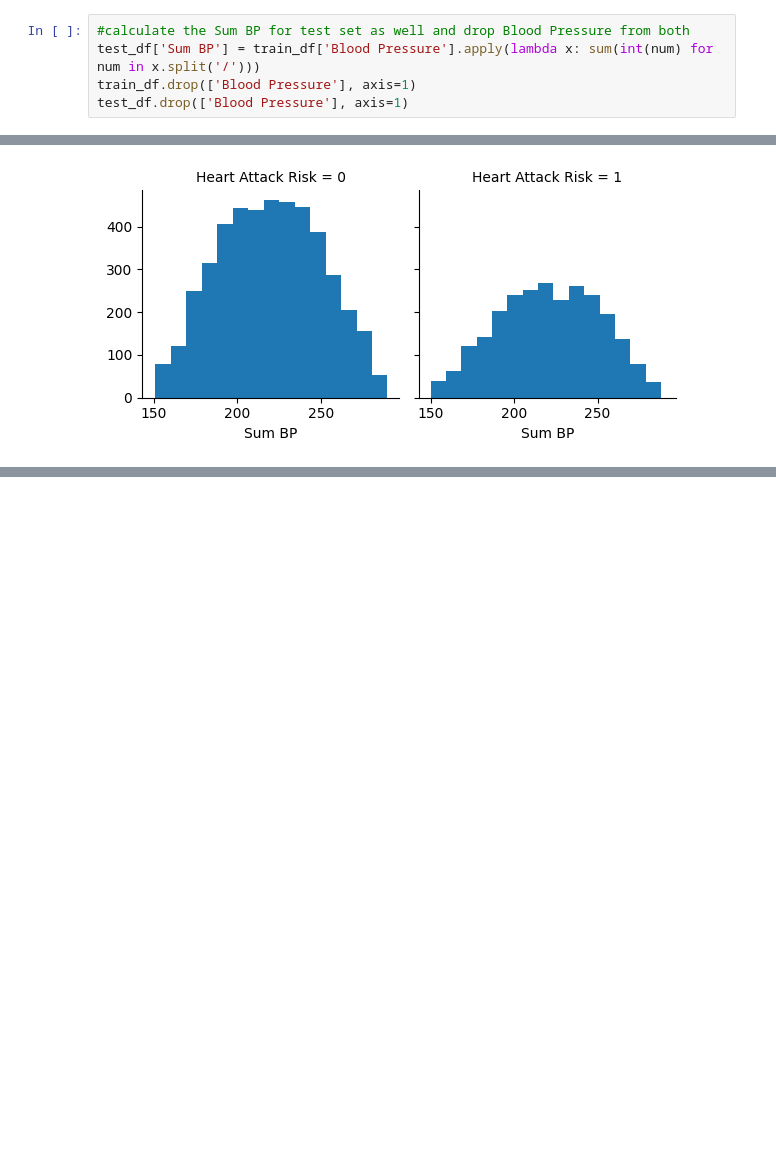
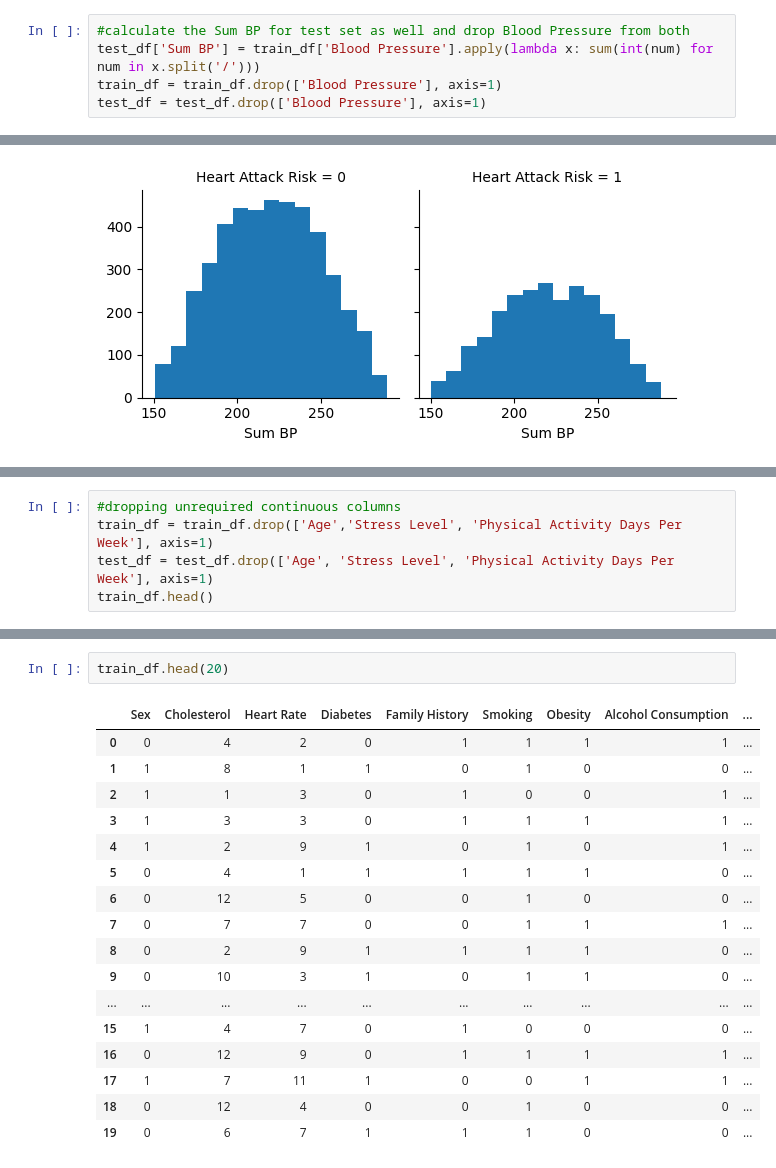
Before and after one commit to GlitchBox/CSE-572-Data-Mining-Project, a Jupyter notebook: baseline.ipynb, the cells around one changed output, grey strips where cells are left out. Saved outputs shown, nothing was run; the diff lists cells and outputs as text; blank space fills up the shorter version.

```diff
--- a/baseline.ipynb
+++ b/baseline.ipynb
@@ -366,5 +199,5 @@ train_df.head()
 # %%
 #calculate the Sum BP for test set as well and drop Blood Pressure from both
 test_df['Sum BP'] = train_df['Blood Pressure'].apply(lambda x: sum(int(num) for num in x.split('/')))
-train_df.drop(['Blood Pressure'], axis=1)
-test_df.drop(['Blood Pressure'], axis=1)
+train_df = train_df.drop(['Blood Pressure'], axis=1)
+test_df = test_df.drop(['Blood Pressure'], axis=1)
@@ -386,0 +231,5 @@ g.map(plt.hist, 'Sum BP', bins=15)
+# %%
+#dropping unrequired continuous columns
+train_df = train_df.drop(['Age','Stress Level', 'Physical Activity Days Per Week'], axis=1)
+test_df = test_df.drop(['Age', 'Stress Level', 'Physical Activity Days Per Week'], axis=1)
+train_df.head()
@@ -386,0 +276,20 @@ g.map(plt.hist, 'Sum BP', bins=15)
+# %%
+train_df.head(20)
+# %% [output]
+|  | Sex | Cholesterol | Heart Rate | Diabetes | Family History | Smoking | Obesity | Alcohol Consumption | ... |
+| 0 | 0 | 4 | 2 | 0 | 1 | 1 | 1 | 1 | ... |
+| 1 | 1 | 8 | 1 | 1 | 0 | 1 | 0 | 0 | ... |
+| 2 | 1 | 1 | 3 | 0 | 1 | 0 | 0 | 1 | ... |
+| 3 | 1 | 3 | 3 | 0 | 1 | 1 | 1 | 1 | ... |
+| 4 | 1 | 2 | 9 | 1 | 0 | 1 | 0 | 1 | ... |
+| 5 | 0 | 4 | 1 | 1 | 1 | 1 | 1 | 0 | ... |
+| 6 | 0 | 12 | 5 | 0 | 0 | 1 | 0 | 0 | ... |
+| 7 | 0 | 7 | 7 | 0 | 0 | 1 | 1 | 1 | ... |
+| 8 | 0 | 2 | 9 | 1 | 1 | 1 | 1 | 0 | ... |
+| 9 | 0 | 10 | 3 | 1 | 0 | 1 | 1 | 0 | ... |
+| ... | ... | ... | ... | ... | ... | ... | ... | ... | ... |
+| 15 | 1 | 4 | 7 | 0 | 1 | 0 | 0 | 0 | ... |
+| 16 | 0 | 12 | 9 | 0 | 1 | 1 | 1 | 1 | ... |
+| 17 | 1 | 7 | 11 | 1 | 0 | 0 | 1 | 1 | ... |
+| 18 | 0 | 12 | 4 | 0 | 0 | 1 | 0 | 0 | ... |
+| 19 | 0 | 6 | 7 | 1 | 1 | 1 | 0 | 0 | ... |
```
Also changed, not shown: parts of 45 cells of this notebook.
